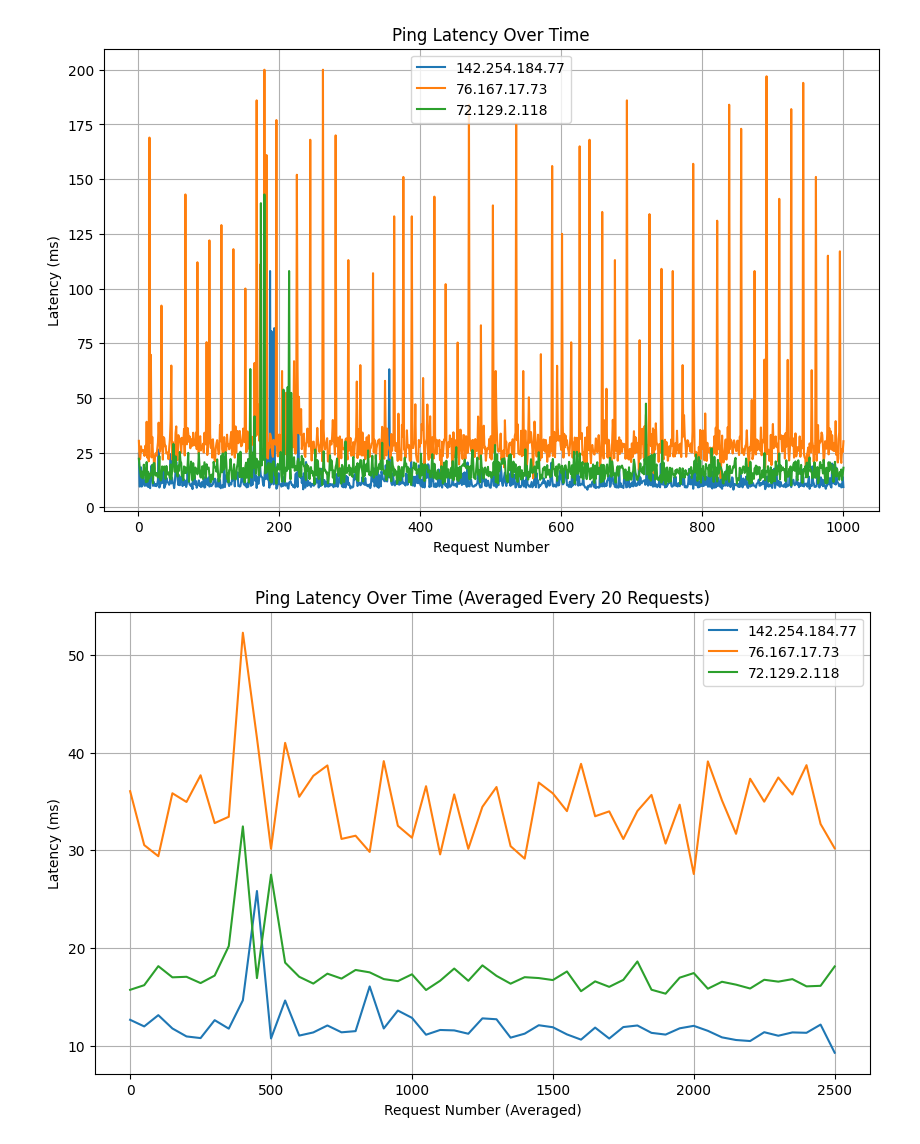
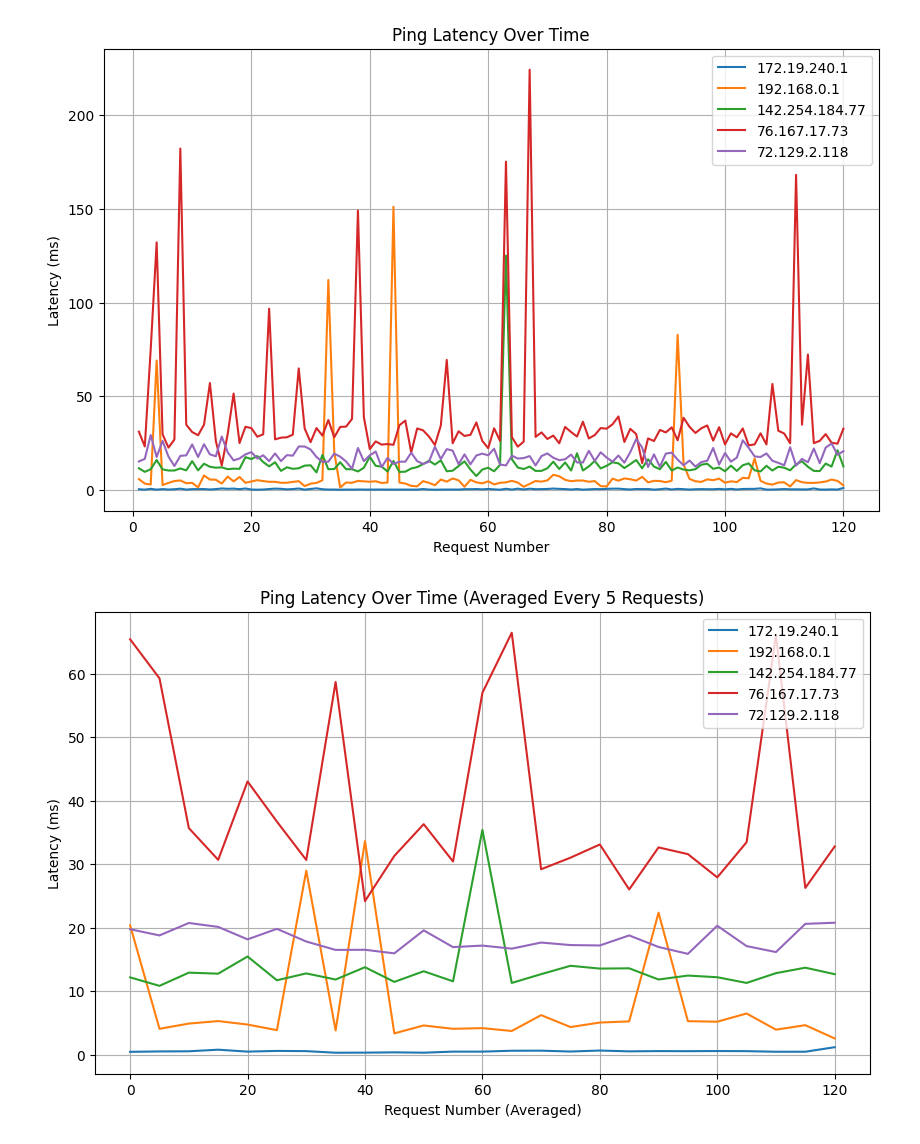
Before and after one commit to rohinsood/BROADCOMM, a Jupyter notebook: PingTest.ipynb, the cells around one changed output. Saved outputs shown, nothing was run; the diff lists cells and outputs as text; code cells hidden in the pictures.

Commit message:
subsequent ping results

```diff
--- a/PingTest.ipynb
+++ b/PingTest.ipynb
@@ -26,6 +35,6 @@ traceroute to google.com (172.217.14.110), 30 hops max, 60 byte packets
 # %%
-ip_addresses = ["142.254.184.77", "76.167.17.73", "72.129.2.118"]
-request_count = 1000
+ip_addresses = ["172.19.240.1", "192.168.0.1", "142.254.184.77", "76.167.17.73", "72.129.2.118"]
+request_count = 120
 csv_file = 'ping_results.csv'
 # %%
 # Function to ping an IP address and return the latency
@@ -40,7 +49,8 @@ def ping(ip):
     except subprocess.TimeoutExpired:
         return None
 # %%
-df = pd.DataFrame(columns=['Request Number', f'{ip_addresses[0]} Latency (ms)', f'{ip_addresses[1]} Latency (ms)', f'{ip_addresses[2]} Latency (ms)'])
+columns = ['Request Number'] + [f'{ip} Latency (ms)' for ip in ip_addresses]
+df = pd.DataFrame(columns=columns)
 
 # ping 1000 times
 for i in range(1, request_count + 1):
@@ -87,4 +97,4 @@ plt.legend()
 plt.grid(True)
 plt.show()
 # %% [output]
-[figure, old version]
+[figure, new version]
@@ -91,19 +103,21 @@ plt.show()
 # %%
+avg_count = 5
+
 # Group the DataFrame by chunks of 50 requests and calculate the mean latency for each group
-df_avg = df.groupby(df['Request Number'] // 20).mean()
+df_avg = df.groupby(df['Request Number'] // avg_count).mean()
 
 # Plot the results
 plt.figure(figsize=(10, 6))
 
 # Plot averaged latencies for each IP address
 for ip in ip_addresses:
-    plt.plot(df_avg.index * 50, df_avg[f'{ip} Latency (ms)'], label=f'{ip}')
+    plt.plot(df_avg.index * avg_count, df_avg[f'{ip} Latency (ms)'], label=f'{ip}')
 
-plt.title('Ping Latency Over Time (Averaged Every 20 Requests)')
+plt.title(f'Ping Latency Over Time (Averaged Every {avg_count} Requests)')
 plt.xlabel('Request Number (Averaged)')
 plt.ylabel('Latency (ms)')
 plt.legend()
 plt.grid(True)
 plt.show()
 # %% [output]
-[figure, old version]
+[figure, new version]
```
Also changed, not shown: parts of 4 cells of this notebook, 3 other files.
